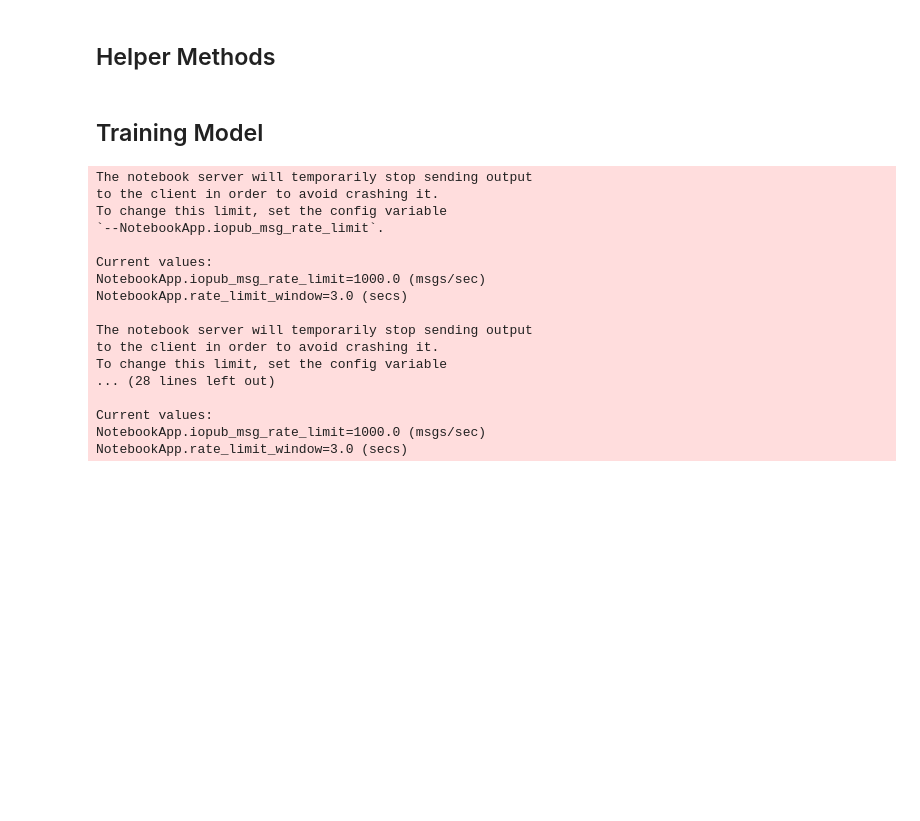
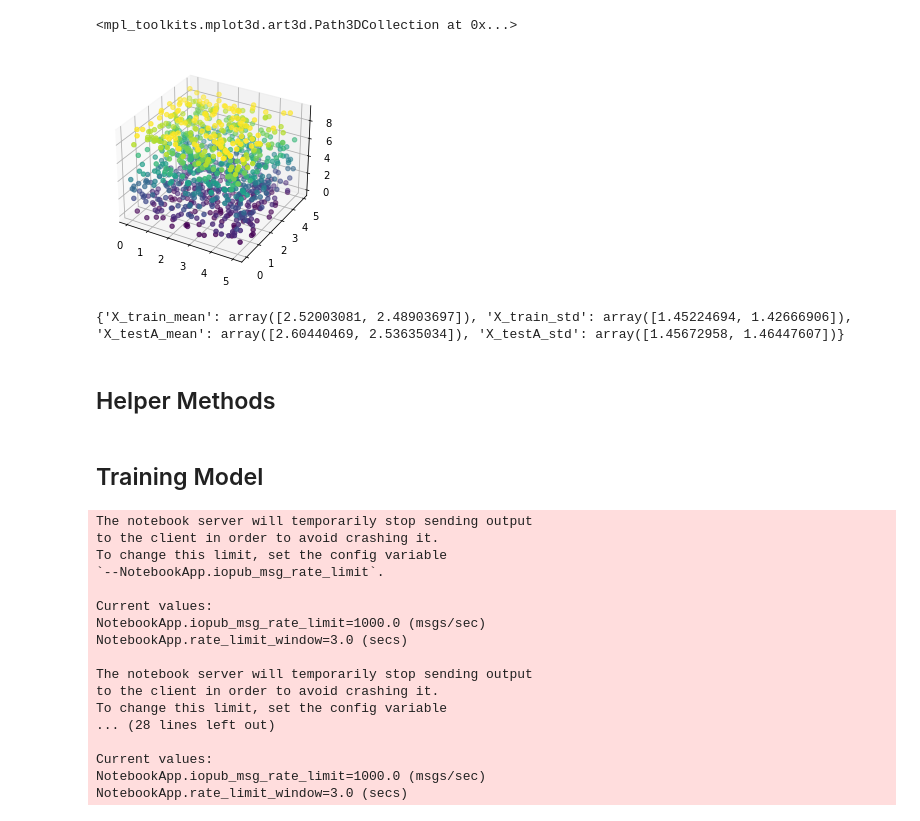
Before and after one commit to clrkwng/exploring_compositionality, a Jupyter notebook: vecbool_prob/vecbool_nb.ipynb, the cells around one changed output. Cells and saved outputs as stored; diff of their text form; code cells hidden in the pictures; blank space fills up the shorter version.

```diff
--- a/vecbool_prob/vecbool_nb.ipynb
+++ b/vecbool_prob/vecbool_nb.ipynb
@@ -50,3 +108,16 @@ ax.scatter3D(X_train_orig[:, 0], X_train_orig[:, 1], X_train_true_labels, c=X_tr
+# %%
+# Plotting the testing data, unstandardized
+X_test_orig = unstandardize_data(X_test, cache["X_testA_mean"], cache["X_testA_std"])
+
+ax = plt.axes(projection='3d')
+ax.scatter3D(X_test_orig[:, 0], X_test_orig[:, 1], y_test, c=y_test)
+# %% [output]
+<mpl_toolkits.mplot3d.art3d.Path3DCollection at 0x...>
+[figure, added]
+# %%
+print(cache)
+# %% [output]
+{'X_train_mean': array([2.52003081, 2.48903697]), 'X_train_std': array([1.45224694, 1.42666906]), 'X_testA_mean': array([2.60440469, 2.53635034]), 'X_testA_std': array([1.45672958, 1.46447607])}
 # %% [markdown]
 ## Helper Methods
 # %%
```
Also changed, not shown: parts of 9 cells of this notebook, 10 other files.
